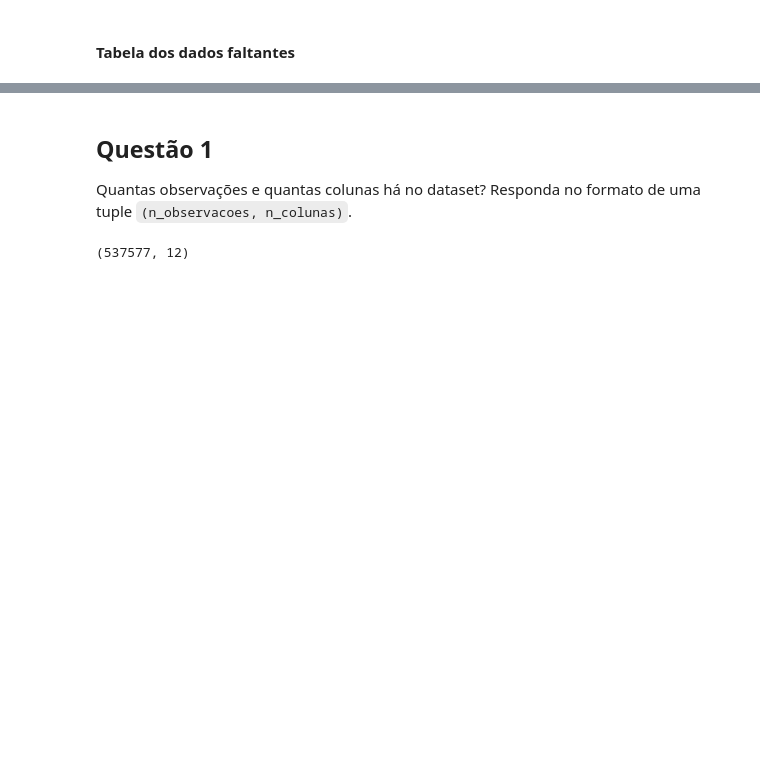
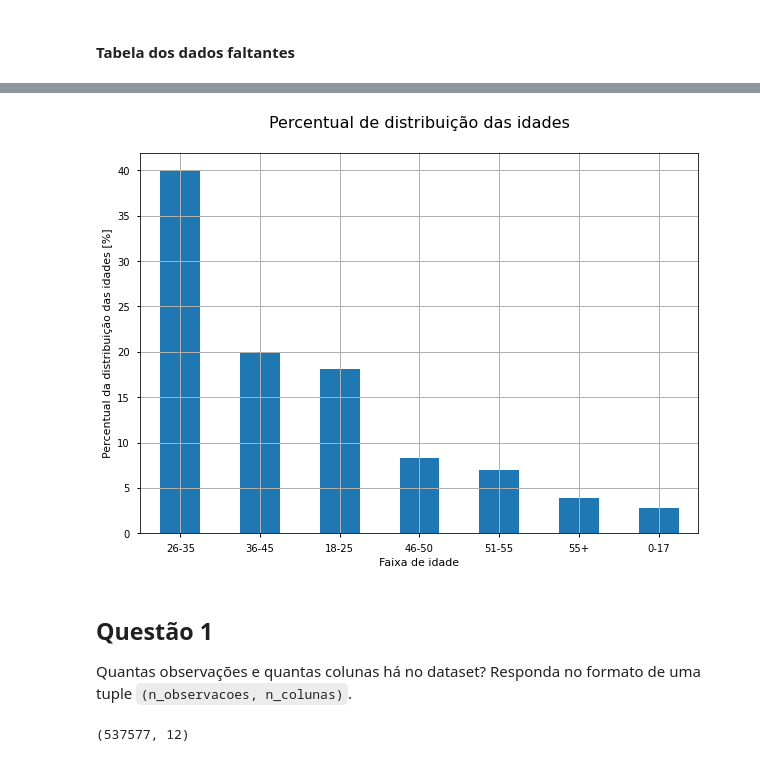
Before and after one commit to LilianeAquino/aceleraDev_DS_codenation, a Jupyter notebook: data-science-0/main.ipynb, the cells around one changed output, grey strips where cells are left out. Saved outputs shown, nothing was run; the diff lists cells and outputs as text; code cells hidden in the pictures; blank space fills up the shorter version.

```diff
--- a/data-science-0/main.ipynb
+++ b/data-science-0/main.ipynb
@@ -66,3 +141,12 @@ black_friday.describe()
+# %%
+round(black_friday_copy['Age'].value_counts(normalize=True) * 100, 2).plot.bar(grid=True, rot=0)
+plt.rcParams['figure.figsize']=[10, 7]
+plt.title('Percentual de distribuição das idades', y=1.05, size=16)
+plt.xlabel('Faixa de idade')
+plt.ylabel('Percentual da distribuição das idades [%]')
+plt.show()
+# %% [output]
+[figure, added]
 # %% [markdown]
 ## Questão 1
 
```
Also changed, not shown: parts of 31 cells of this notebook.
